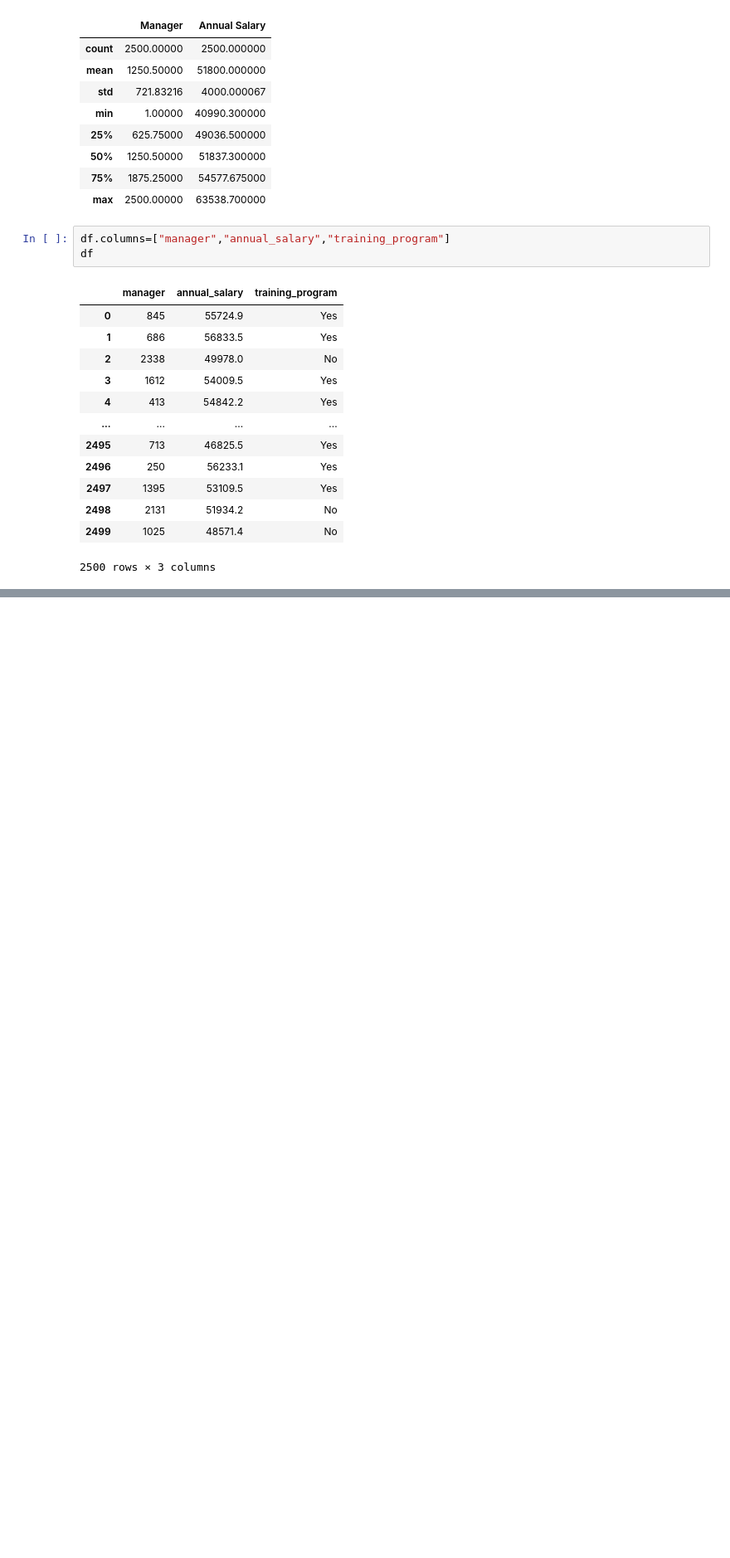
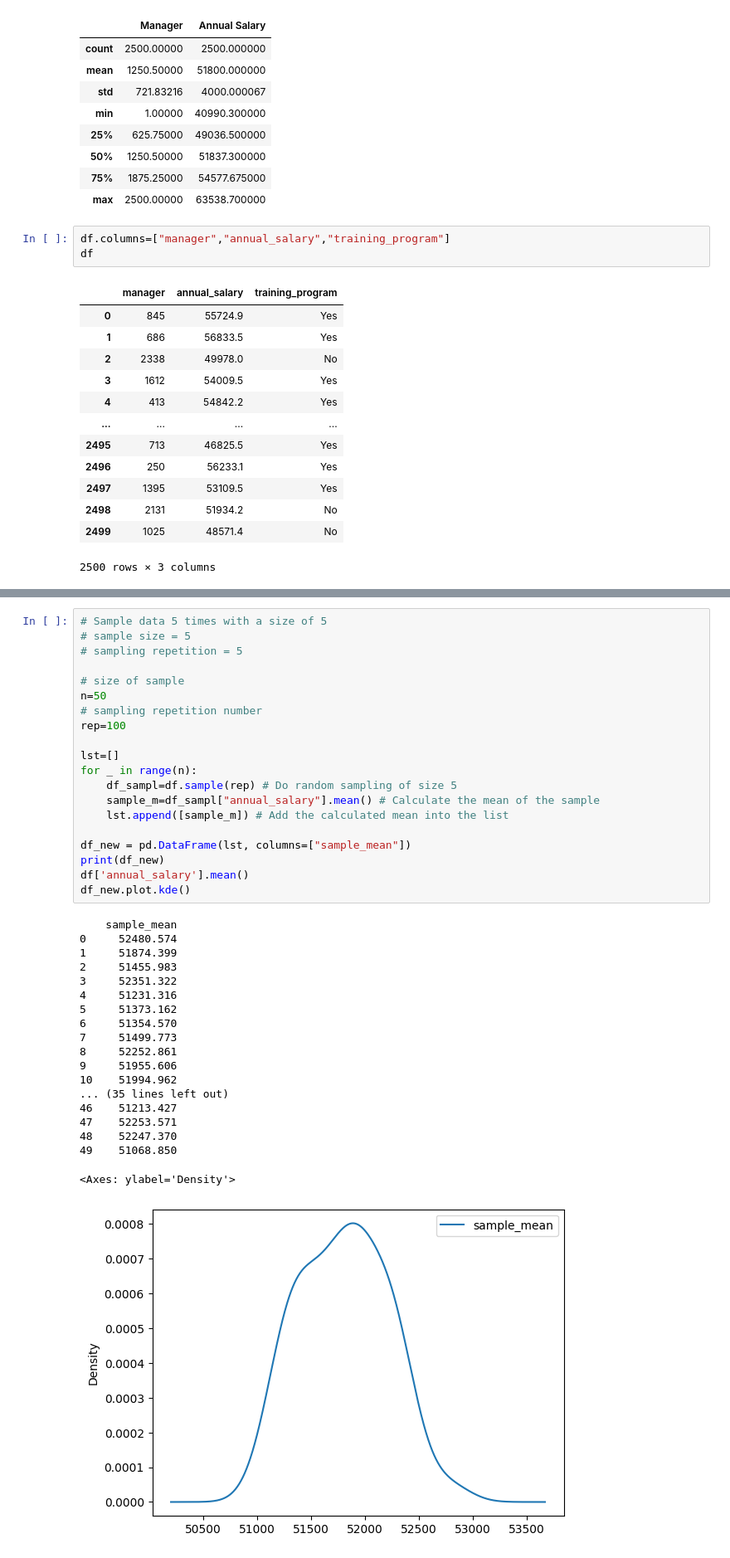
Before and after one commit to Arizonagong/Arizonagong.github.io, a Jupyter notebook: sampling_dist.ipynb, the cells around one changed output, grey strips where cells are left out. Shown: that part at 83% size. Drawn from its saved outputs; the diff is of its cells as text; blank space fills up the shorter version.

```diff
--- a/sampling_dist.ipynb
+++ b/sampling_dist.ipynb
@@ -51,0 +99,40 @@ df
+# %%
+# Sample data 5 times with a size of 5
+# sample size = 5
+# sampling repetition = 5
+
+# size of sample
+n=50
+# sampling repetition number
+rep=100
+
+lst=[]
+for _ in range(n):
+    df_sampl=df.sample(rep) # Do random sampling of size 5
+    sample_m=df_sampl["annual_salary"].mean() # Calculate the mean of the sample
+    lst.append([sample_m]) # Add the calculated mean into the list
+
+df_new = pd.DataFrame(lst, columns=["sample_mean"])
+print(df_new)
+df['annual_salary'].mean()
+df_new.plot.kde()
+# %% [output]
+    sample_mean
+0     52480.574
+1     51874.399
+2     51455.983
+3     52351.322
+4     51231.316
+5     51373.162
+6     51354.570
+7     51499.773
+8     52252.861
+9     51955.606
+10    51994.962
+... (35 lines left out)
+46    51213.427
+47    52253.571
+48    52247.370
+49    51068.850
+<Axes: ylabel='Density'>
+[figure, added]
```
Also changed, not shown: parts of 3 cells of this notebook, 7 other files.
